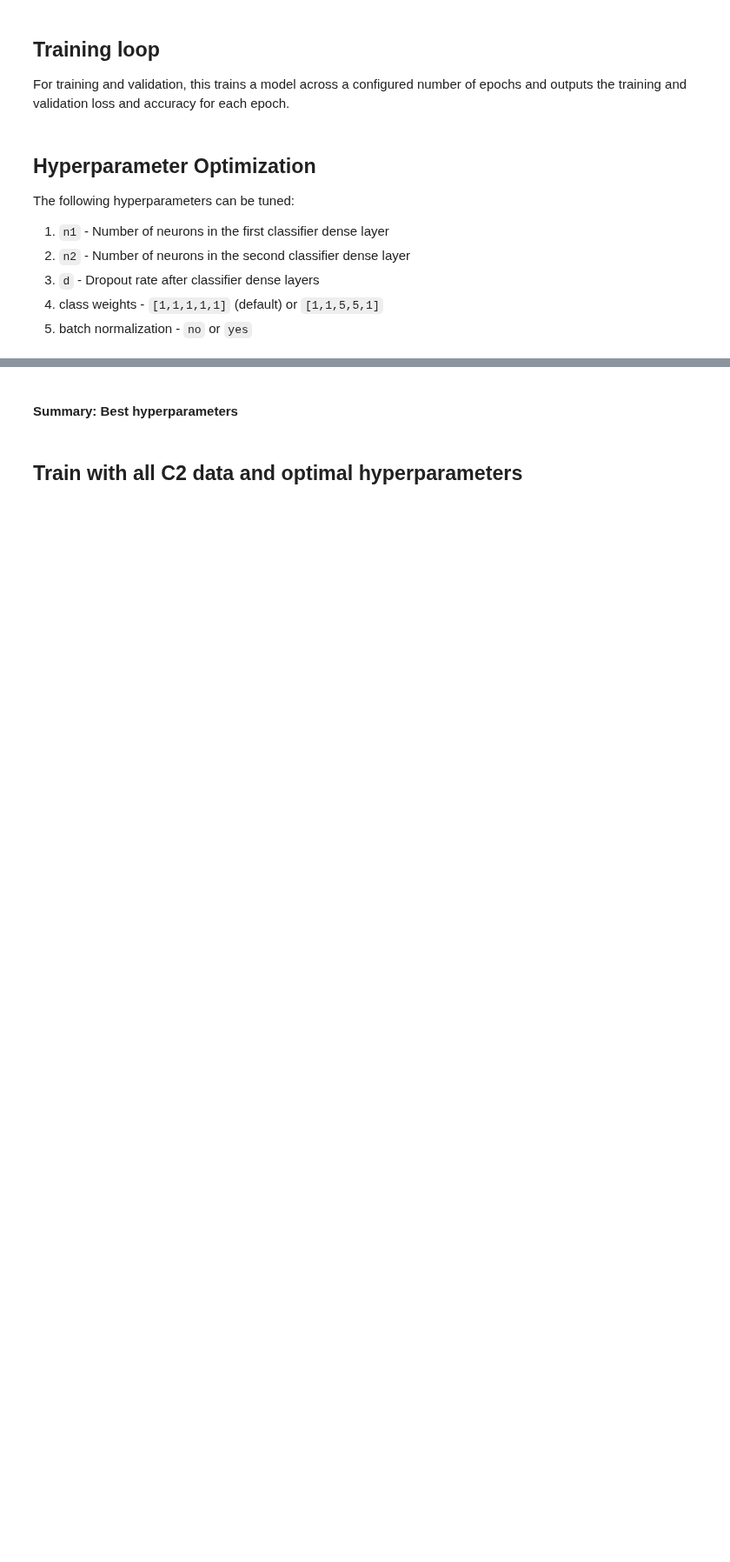
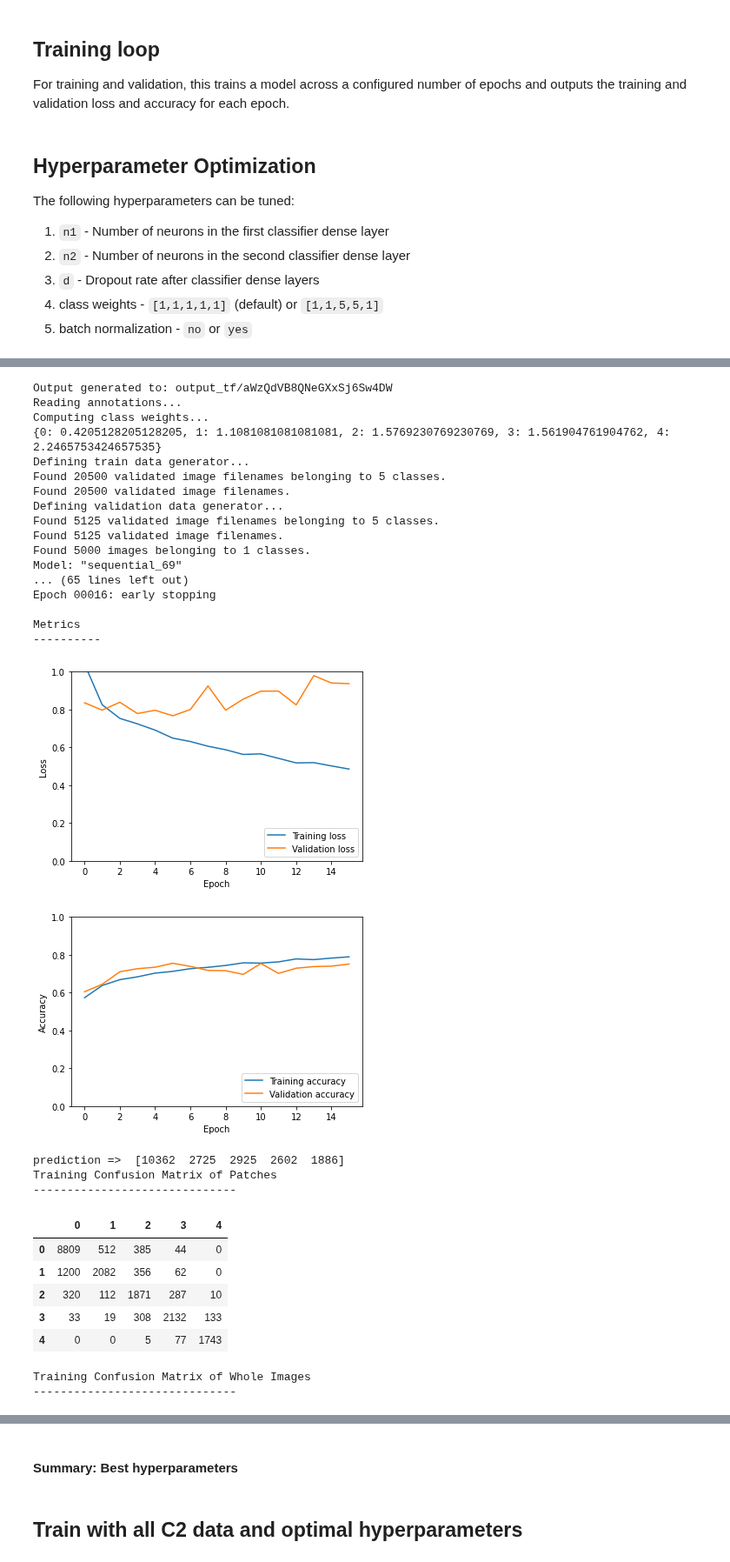
Before and after one commit to jmaness/csc591nn-projc1, a Jupyter notebook: c2_tf_c1.ipynb, the cells around one changed output, grey strips where cells are left out. Shown at 87% size. Saved outputs shown, nothing was run; the diff lists cells and outputs as text; code cells hidden in the pictures; blank space fills up the shorter version.

```diff
--- a/c2_tf_c1.ipynb
+++ b/c2_tf_c1.ipynb
@@ -789,0 +1302,34 @@ run_trial("h3", model)
+# %%
+model = get_model(4096, 4096, 0.5)
+run_trial("h7", model)
+# %% [output]
+Output generated to: output_tf/aWzQdVB8QNeGXxSj6Sw4DW
+Reading annotations...
+Computing class weights...
+{0: 0.4205128205128205, 1: 1.1081081081081081, 2: 1.5769230769230769, 3: 1.561904761904762, 4: 2.2465753424657535}
+Defining train data generator...
+Found 20500 validated image filenames belonging to 5 classes.
+Found 20500 validated image filenames.
+Defining validation data generator...
+Found 5125 validated image filenames belonging to 5 classes.
+Found 5125 validated image filenames.
+Found 5000 images belonging to 1 classes.
+Model: "sequential_69"
+... (65 lines left out)
+Epoch 00016: early stopping
+
+Metrics
+----------
+[figure, added]
+[figure, added]
+prediction =>  [10362  2725  2925  2602  1886]
+Training Confusion Matrix of Patches
+------------------------------
+|  | 0 | 1 | 2 | 3 | 4 |
+| 0 | 8809 | 512 | 385 | 44 | 0 |
+| 1 | 1200 | 2082 | 356 | 62 | 0 |
+| 2 | 320 | 112 | 1871 | 287 | 10 |
+| 3 | 33 | 19 | 308 | 2132 | 133 |
+| 4 | 0 | 0 | 5 | 77 | 1743 |
+Training Confusion Matrix of Whole Images
+------------------------------
```
Also changed, not shown: parts of 31 cells of this notebook.
